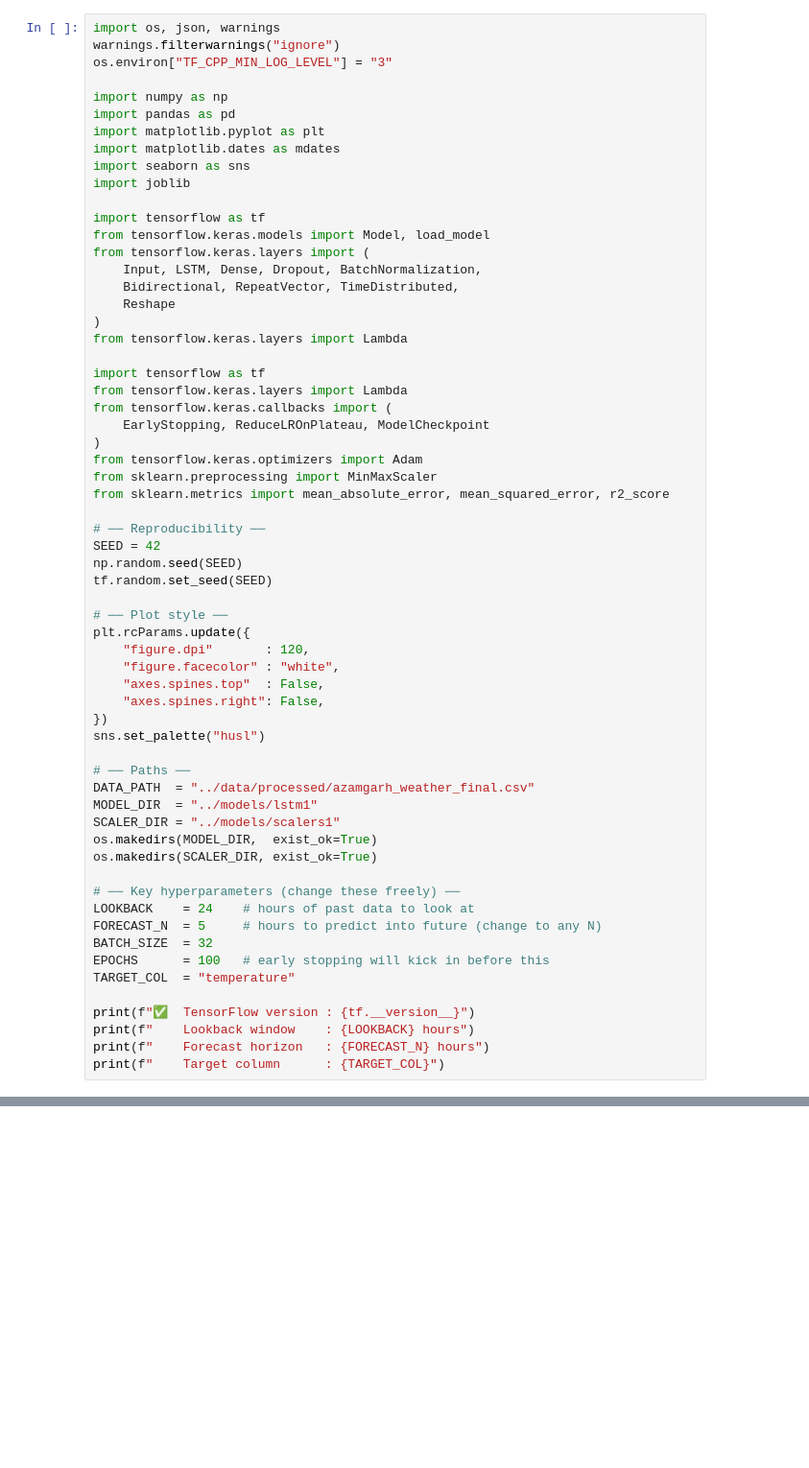
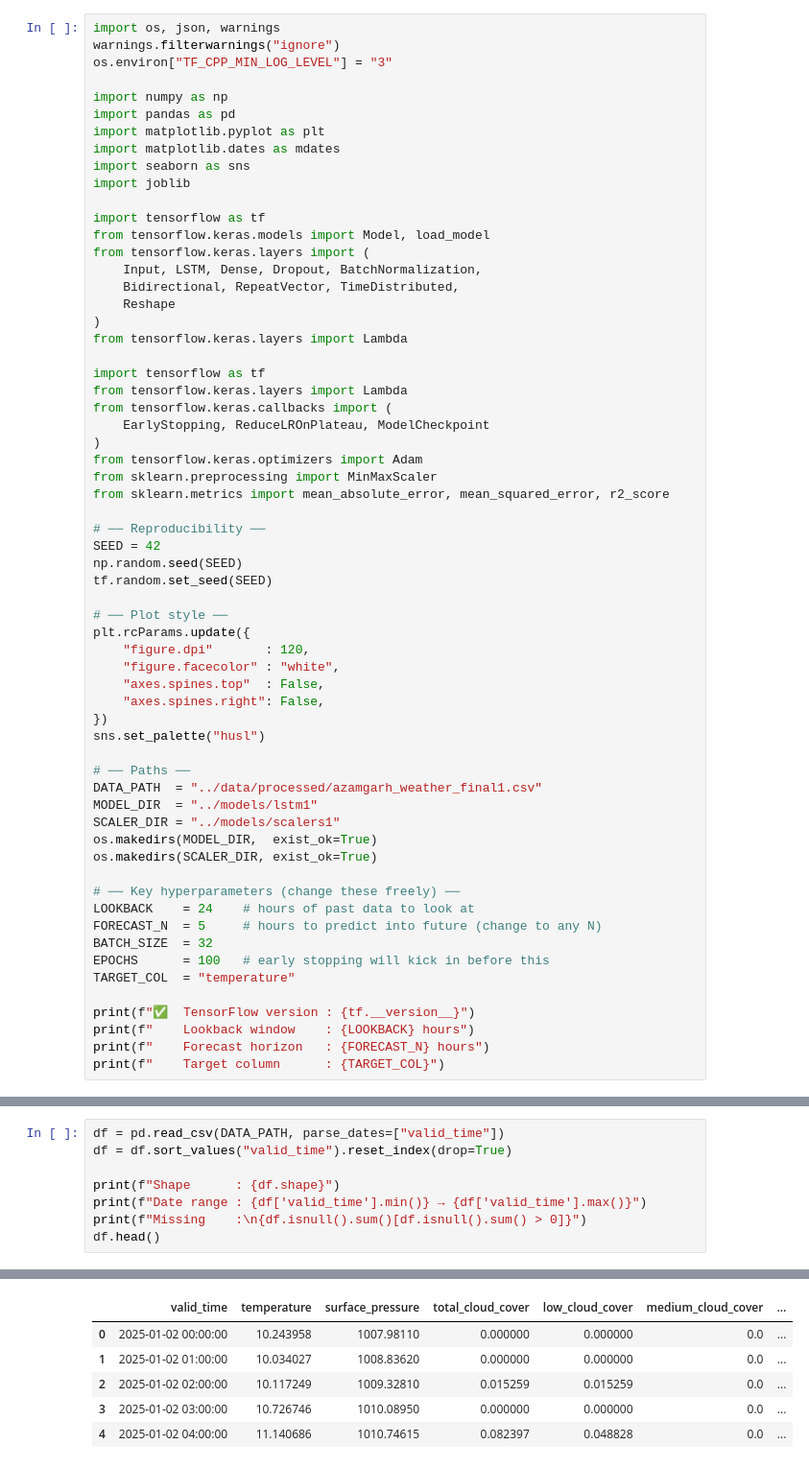
Before and after one commit to GauravSehgal12/weather_forecasting_system, a Jupyter notebook: notebooks/lstm_train.ipynb, the cells around one changed output, grey strips where cells are left out. Shown at 96% size. Saved outputs shown, nothing was run; the diff lists cells and outputs as text; blank space fills up the shorter version.

```diff
--- a/notebooks/lstm_train.ipynb
+++ b/notebooks/lstm_train.ipynb
@@ -45,7 +65,7 @@ plt.rcParams.update({
 sns.set_palette("husl")
 
 # ── Paths ──
-DATA_PATH  = "../data/processed/azamgarh_weather_final.csv"
+DATA_PATH  = "../data/processed/azamgarh_weather_final1.csv"
 MODEL_DIR  = "../models/lstm1"
 SCALER_DIR = "../models/scalers1"
 os.makedirs(MODEL_DIR,  exist_ok=True)
@@ -64,0 +90,9 @@ print(f"    Target column      : {TARGET_COL}")
+# %%
+df = pd.read_csv(DATA_PATH, parse_dates=["valid_time"])
+df = df.sort_values("valid_time").reset_index(drop=True)
+
+print(f"Shape      : {df.shape}")
+print(f"Date range : {df['valid_time'].min()} → {df['valid_time'].max()}")
+print(f"Missing    :\n{df.isnull().sum()[df.isnull().sum() > 0]}")
+df.head()
+# %% [output]
@@ -64,0 +103,6 @@ print(f"    Target column      : {TARGET_COL}")
+|  | valid_time | temperature | surface_pressure | total_cloud_cover | low_cloud_cover | medium_cloud_cover | ... |
+| 0 | 2025-01-02 00:00:00 | 10.243958 | 1007.98110 | 0.000000 | 0.000000 | 0.0 | ... |
+| 1 | 2025-01-02 01:00:00 | 10.034027 | 1008.83620 | 0.000000 | 0.000000 | 0.0 | ... |
+| 2 | 2025-01-02 02:00:00 | 10.117249 | 1009.32810 | 0.015259 | 0.015259 | 0.0 | ... |
+| 3 | 2025-01-02 03:00:00 | 10.726746 | 1010.08950 | 0.000000 | 0.000000 | 0.0 | ... |
+| 4 | 2025-01-02 04:00:00 | 11.140686 | 1010.74615 | 0.082397 | 0.048828 | 0.0 | ... |
```
Also changed, not shown: parts of 5 cells of this notebook, 13 other files.
